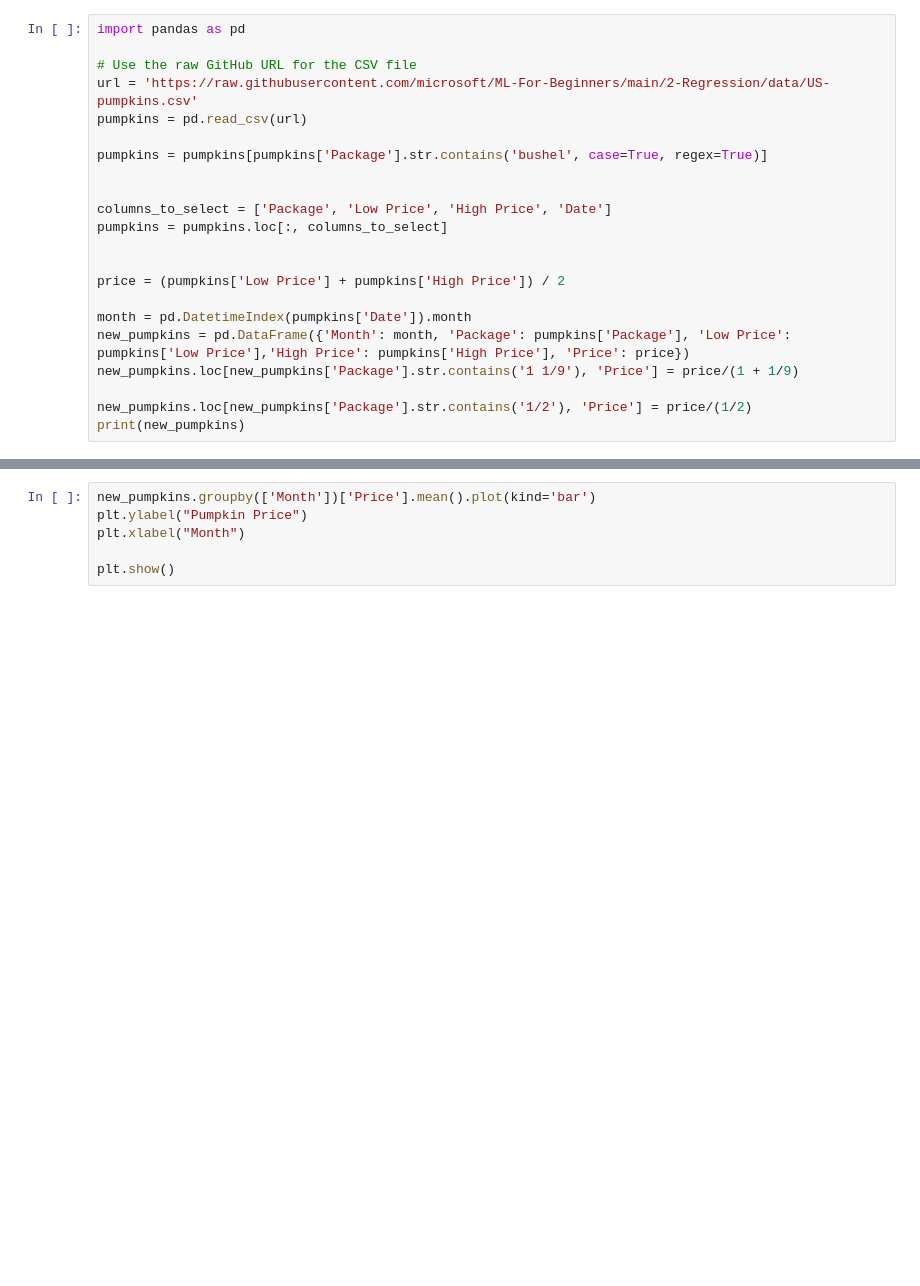
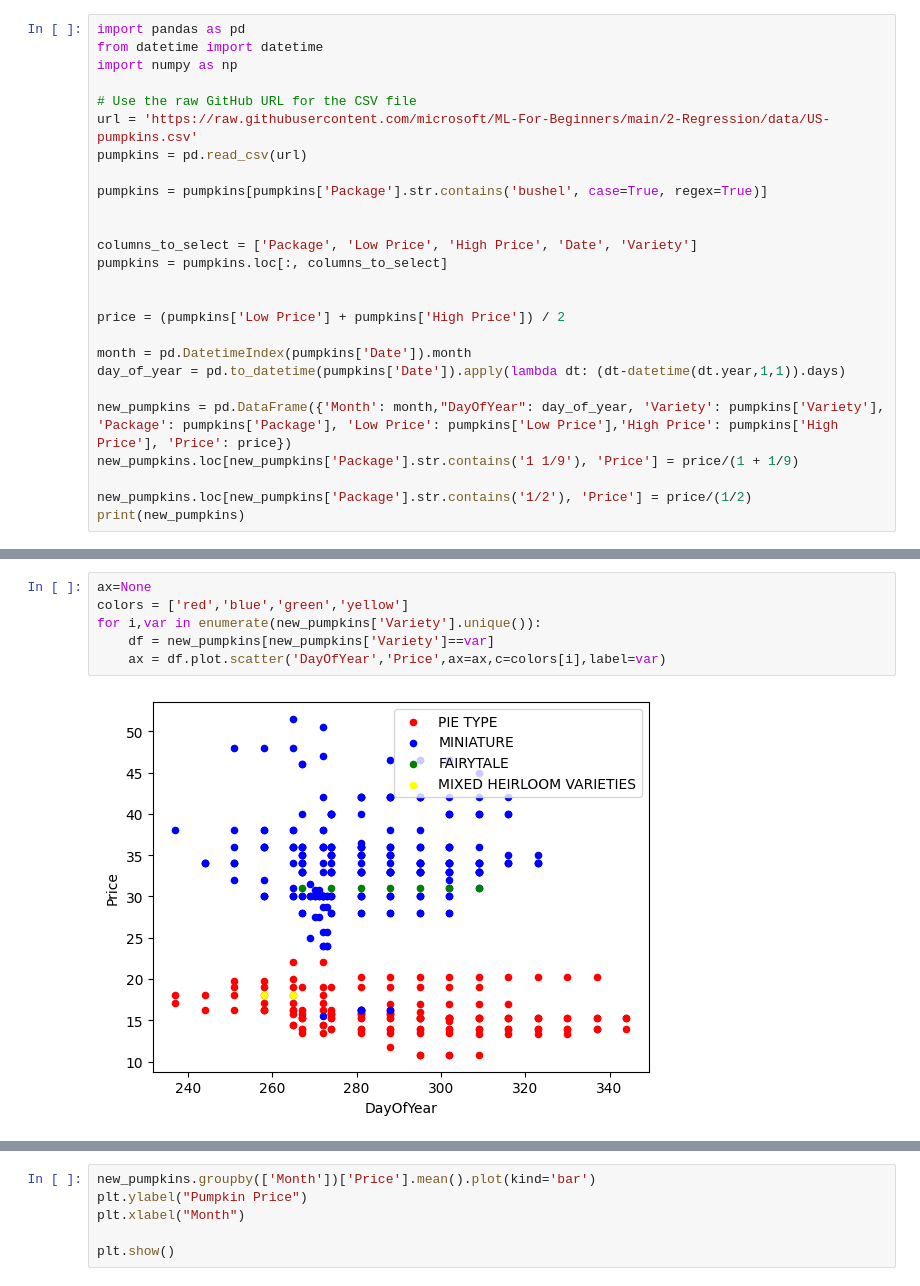
Before and after one commit to cagan123/ML_for-begginers-code, a Jupyter notebook: 2-Regression/2-Data/notebook.ipynb, the cells around one changed output, grey strips where cells are left out. Saved outputs shown, nothing was run; the diff lists cells and outputs as text; blank space fills up the shorter version.

```diff
--- a/2-Regression/2-Data/notebook.ipynb
+++ b/2-Regression/2-Data/notebook.ipynb
@@ -2,6 +2,8 @@
 <a href="https://colab.research.google.com/github/cagan123/ML_for-begginers-code/blob/main/2-Regression/2-Data/notebook.ipynb" target="_parent"><img src="https://colab.research.google.com/assets/colab-badge.svg" alt="Open In Colab"/></a>
 # %%
 import pandas as pd
+from datetime import datetime
+import numpy as np
 
 # Use the raw GitHub URL for the CSV file
 url = 'https://raw.githubusercontent.com/microsoft/ML-For-Beginners/main/2-Regression/data/US-pumpkins.csv'
@@ -10,14 +12,16 @@ pumpkins = pd.read_csv(url)
 pumpkins = pumpkins[pumpkins['Package'].str.contains('bushel', case=True, regex=True)]
 
 
-columns_to_select = ['Package', 'Low Price', 'High Price', 'Date']
+columns_to_select = ['Package', 'Low Price', 'High Price', 'Date', 'Variety']
 pumpkins = pumpkins.loc[:, columns_to_select]
 
 
 price = (pumpkins['Low Price'] + pumpkins['High Price']) / 2
 
 month = pd.DatetimeIndex(pumpkins['Date']).month
-new_pumpkins = pd.DataFrame({'Month': month, 'Package': pumpkins['Package'], 'Low Price': pumpkins['Low Price'],'High Price': pumpkins['High Price'], 'Price': price})
+day_of_year = pd.to_datetime(pumpkins['Date']).apply(lambda dt: (dt-datetime(dt.year,1,1)).days)
+
+new_pumpkins = pd.DataFrame({'Month': month,"DayOfYear": day_of_year, 'Variety': pumpkins['Variety'], 'Package': pumpkins['Package'], 'Low Price': pumpkins['Low Price'],'High Price': pumpkins['High Price'], 'Price': price})
 new_pumpkins.loc[new_pumpkins['Package'].str.contains('1 1/9'), 'Price'] = price/(1 + 1/9)
 
 new_pumpkins.loc[new_pumpkins['Package'].str.contains('1/2'), 'Price'] = price/(1/2)
@@ -39,0 +47,8 @@ print(new_pumpkins)
+# %%
+ax=None
+colors = ['red','blue','green','yellow']
+for i,var in enumerate(new_pumpkins['Variety'].unique()):
+    df = new_pumpkins[new_pumpkins['Variety']==var]
+    ax = df.plot.scatter('DayOfYear','Price',ax=ax,c=colors[i],label=var)
+# %% [output]
+[figure, added]
```
Also changed, not shown: parts of 10 cells of this notebook.
